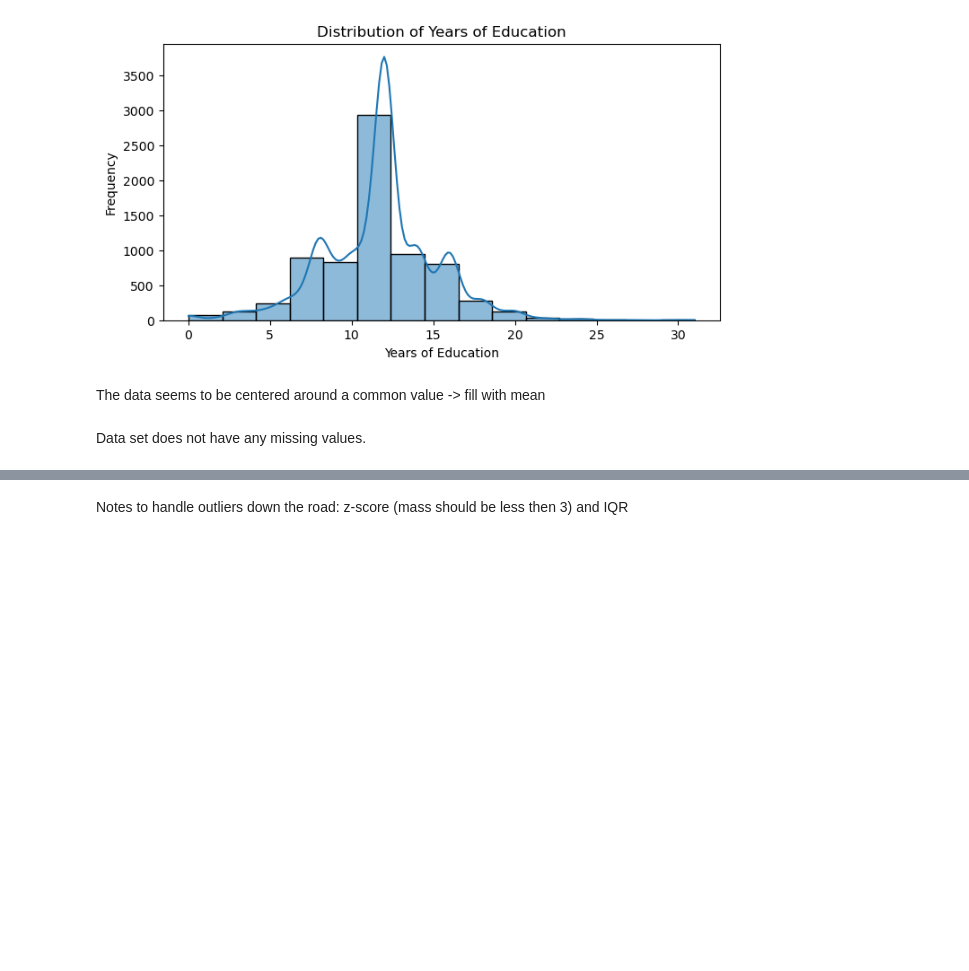
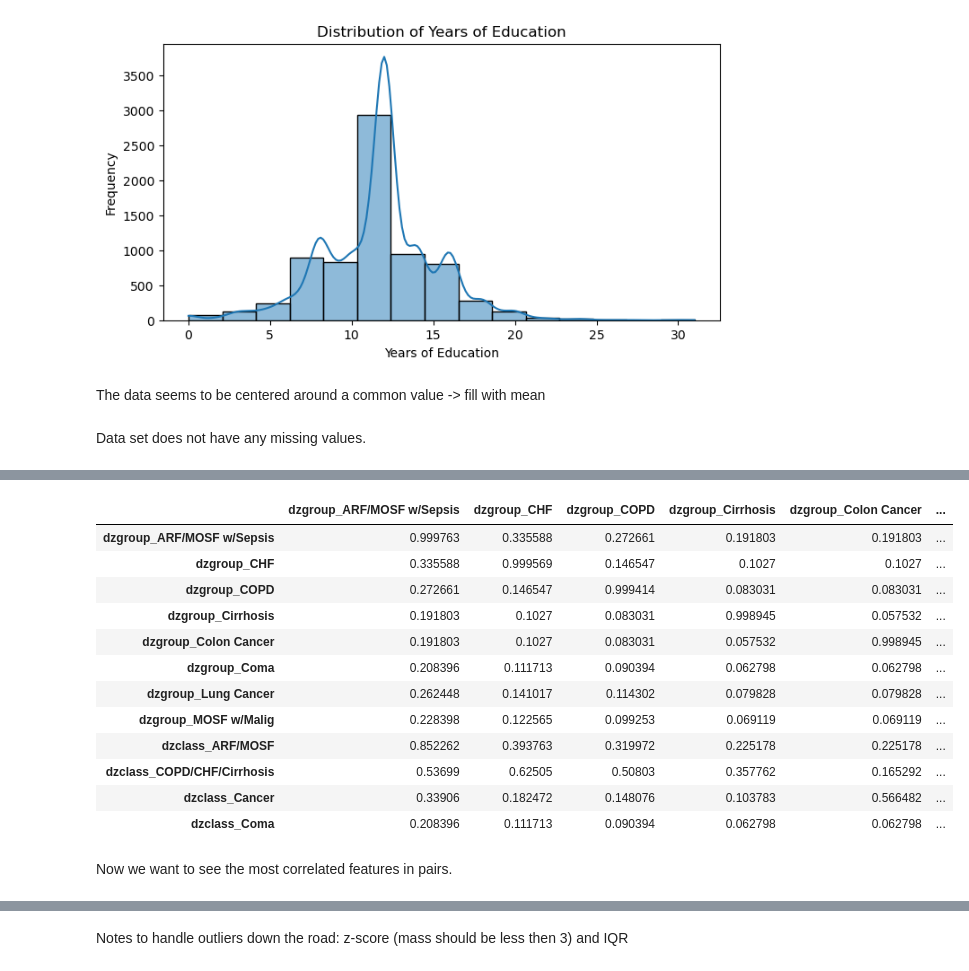
Before and after one commit to kholostovamk/Projects, a Jupyter notebook: ML/data_exploration.ipynb, the cells around one changed output, grey strips where cells are left out. Saved outputs shown, nothing was run; the diff lists cells and outputs as text; code cells hidden in the pictures; blank space fills up the shorter version.

```diff
--- a/ML/data_exploration.ipynb
+++ b/ML/data_exploration.ipynb
@@ -436,5 +434,5 @@ adls       2867  - delete feature
 # %%
-columns_to_drop = ['totcst','totmcst', 'prg2m', 'prg6m', 'glucose']
+columns_to_drop = ['totcst','totmcst', 'prg2m', 'prg6m', 'glucose', 'adlp', 'adls']
 
 df = df.drop(columns=columns_to_drop)
 df.shape
@@ -463,6 +461,7 @@ dtype: int64
 # %%
 df['avtisst'].fillna(value=df['avtisst'].mean(), inplace=True)
 df['dnrday'].fillna(value=df['dnrday'].mean(), inplace=True)
+df['ph'].fillna(value=df['ph'].mean(), inplace=True)
 
 # dropping rows with missing values (171)
 df.dropna(subset=['charges'], inplace=True)
@@ -486,0 +504,51 @@ Data set does not have any missing values.
+# %%
+import pandas as pd
+import numpy as np
+from scipy.stats import chi2_contingency
+
+def cramers_v(x, y):
+    """ Calculate Cramer's V statistic for categorial-categorial association. """
+    confusion_matrix = pd.crosstab(x, y)
+    chi2 = chi2_contingency(confusion_matrix)[0]
+    n = confusion_matrix.sum().sum()
+    phi2 = chi2 / n
+    r, k = confusion_matrix.shape
+    phi2_corr = max(0, phi2 - ((k-1)*(r-1))/(n-1))
+    r_corr = r - ((r-1)**2)/(n-1)
+    k_corr = k - ((k-1)**2)/(n-1)
+    return np.sqrt(phi2_corr / min((k_corr-1), (r_corr-1)))
+
+# List of features for analysis
+features = [
+    'dzgroup_ARF/MOSF w/Sepsis', 'dzgroup_CHF', 'dzgroup_COPD',
+    'dzgroup_Cirrhosis', 'dzgroup_Colon Cancer', 'dzgroup_Coma',
+    'dzgroup_Lung Cancer', 'dzgroup_MOSF w/Malig', 'dzclass_ARF/MOSF',
+    'dzclass_COPD/CHF/Cirrhosis', 'dzclass_Cancer', 'dzclass_Coma'
+]
+
+# Initialize a DataFrame to store Cramer's V results
+cramers_results = pd.DataFrame(index=features, columns=features)
+
+# Calculate Cramer's V for each pair of features
+for f1 in features:
+    for f2 in features:
+        cramers_results.loc[f1, f2] = cramers_v(df[f1], df[f2])
+
+# Display the results
+cramers_results
+# %% [output]
+|  | dzgroup_ARF/MOSF w/Sepsis | dzgroup_CHF | dzgroup_COPD | dzgroup_Cirrhosis | dzgroup_Colon Cancer | ... |
+| dzgroup_ARF/MOSF w/Sepsis | 0.999763 | 0.335588 | 0.272661 | 0.191803 | 0.191803 | ... |
+| dzgroup_CHF | 0.335588 | 0.999569 | 0.146547 | 0.1027 | 0.1027 | ... |
+| dzgroup_COPD | 0.272661 | 0.146547 | 0.999414 | 0.083031 | 0.083031 | ... |
+| dzgroup_Cirrhosis | 0.191803 | 0.1027 | 0.083031 | 0.998945 | 0.057532 | ... |
+| dzgroup_Colon Cancer | 0.191803 | 0.1027 | 0.083031 | 0.057532 | 0.998945 | ... |
+| dzgroup_Coma | 0.208396 | 0.111713 | 0.090394 | 0.062798 | 0.062798 | ... |
+| dzgroup_Lung Cancer | 0.262448 | 0.141017 | 0.114302 | 0.079828 | 0.079828 | ... |
+| dzgroup_MOSF w/Malig | 0.228398 | 0.122565 | 0.099253 | 0.069119 | 0.069119 | ... |
+| dzclass_ARF/MOSF | 0.852262 | 0.393763 | 0.319972 | 0.225178 | 0.225178 | ... |
+| dzclass_COPD/CHF/Cirrhosis | 0.53699 | 0.62505 | 0.50803 | 0.357762 | 0.165292 | ... |
+| dzclass_Cancer | 0.33906 | 0.182472 | 0.148076 | 0.103783 | 0.566482 | ... |
+| dzclass_Coma | 0.208396 | 0.111713 | 0.090394 | 0.062798 | 0.062798 | ... |
+# %% [markdown]
+Now we want to see the most correlated features in pairs.
```
Also changed, not shown: parts of 7 cells of this notebook, 2 other files.
